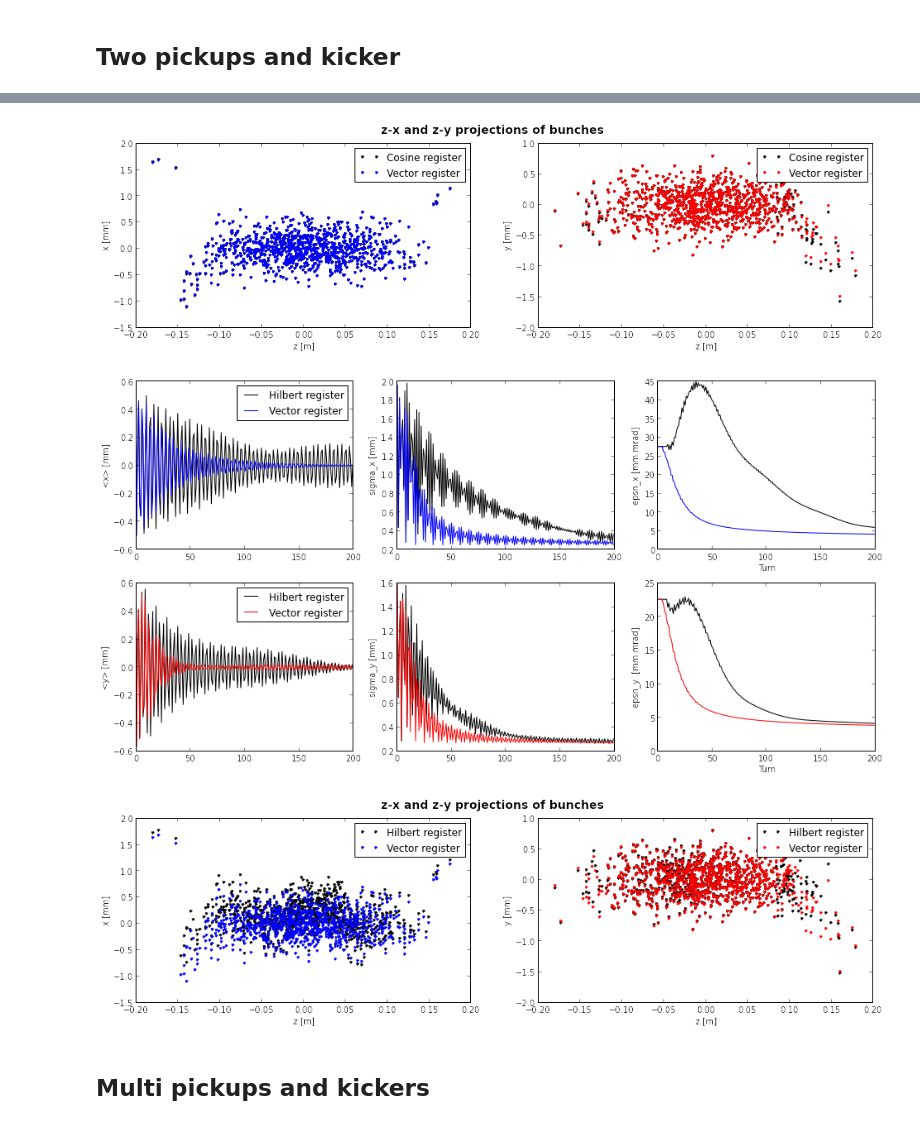
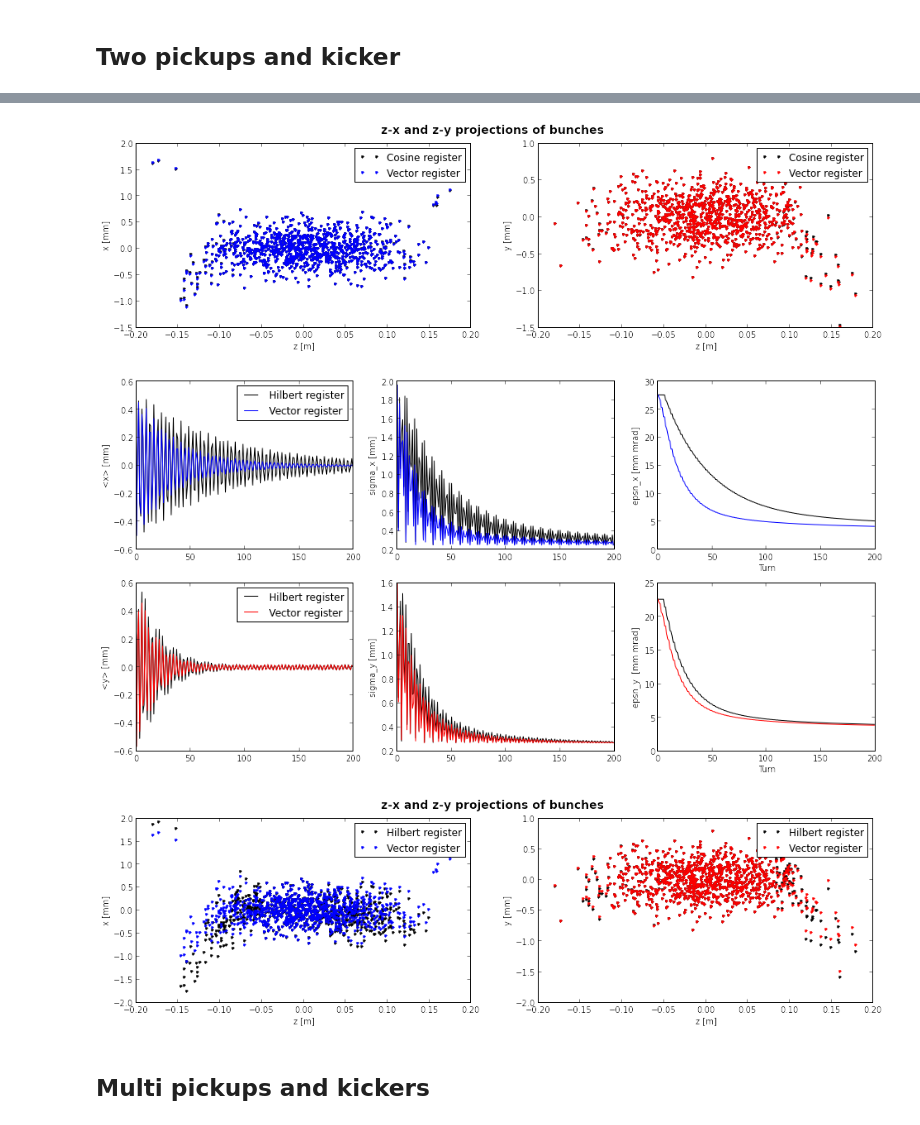
Before and after one commit to jkomppula/PyHEADTAIL_feedback, a Jupyter notebook: interactive-tests/MultiboxFeedbackTest.ipynb, the cells around one changed output, grey strips where cells are left out. Cells and saved outputs as stored; diff of their text form; code cells hidden in the pictures.

```diff
--- a/interactive-tests/MultiboxFeedbackTest.ipynb
+++ b/interactive-tests/MultiboxFeedbackTest.ipynb
@@ -391,7 +391,7 @@ k_x = (2./4.)*2.*pi*Q_x
 k_y = (2./4.)*2.*pi*Q_y
 
 # register delay [turns]
-n_delay = 3
+n_delay = 0
 # number of turns averaged
 n_avg = 7
 
@@ -541,6 +524,6 @@ compare_projections(bunch_hilbert, bunch_vector, 'Hilbert register', 'Vector reg
-[figure, old version]
+[figure, new version]
-[figure, old version]
+[figure, new version]
-[figure, old version]
+[figure, new version]
 # %% [markdown]
 ## Multi pickups and kickers
 # %%
```
Also changed, not shown: parts of 1 cell of this notebook, 2 other files.
